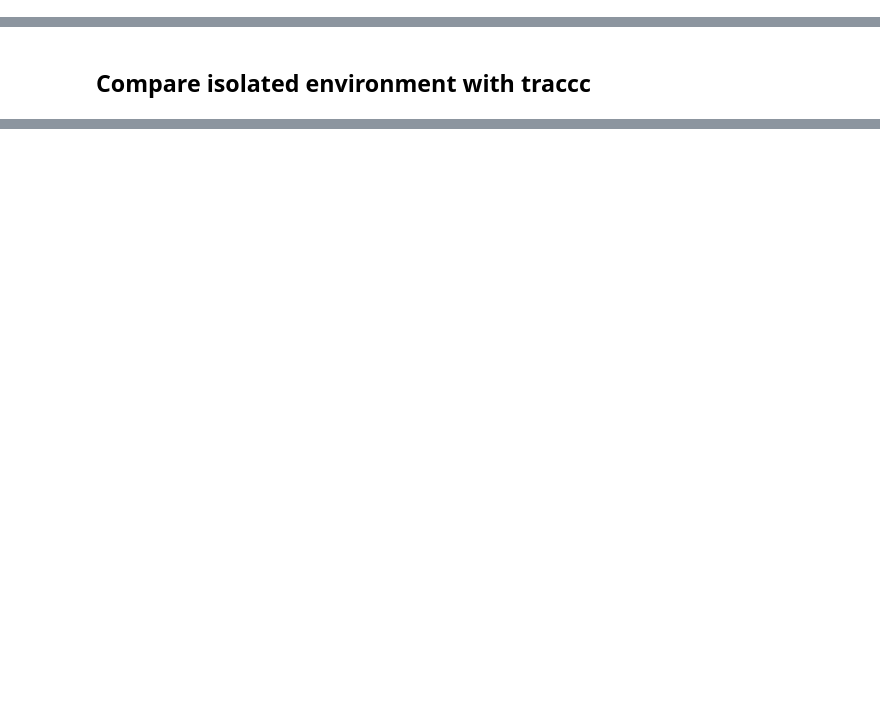
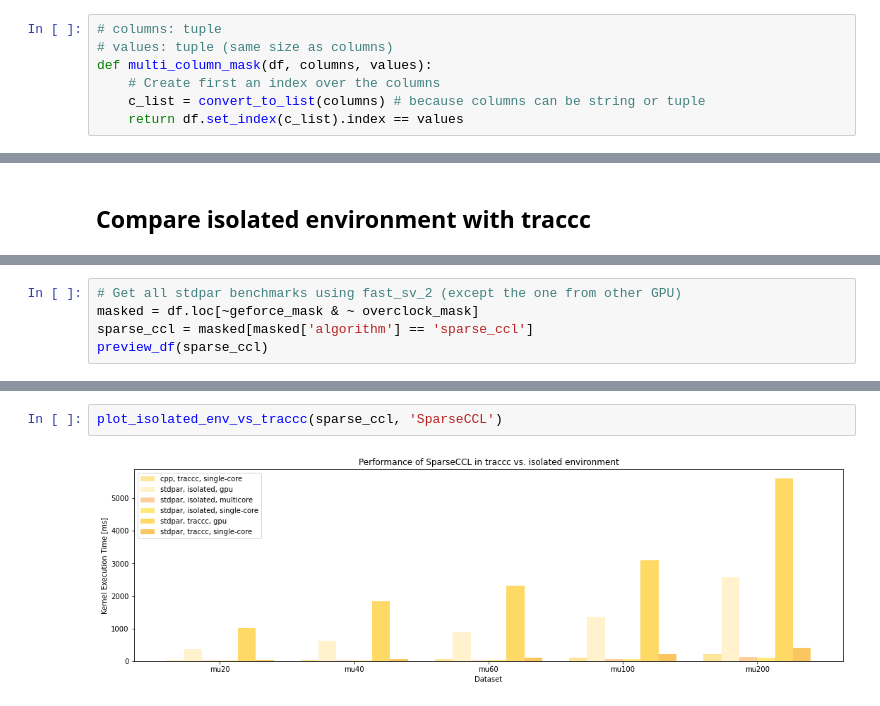
Before and after one commit to ugGit/stdpar-benchmark-analysis, a Jupyter notebook: analysis.ipynb, the cells around one changed output, grey strips where cells are left out. Drawn from its saved outputs; the diff is of its cells as text; blank space fills up the shorter version.

```diff
--- a/analysis.ipynb
+++ b/analysis.ipynb
@@ -116,2 +136,9 @@ def fetch_color_from_key_for_value(df, key, value):
     color_key = (first_row['programming_model'], first_row['target_mode'], first_row['environment'], first_row['algorithm'])
     return color_map[color_key]
+# %%
+# columns: tuple
+# values: tuple (same size as columns)
+def multi_column_mask(df, columns, values):
+    # Create first an index over the columns
+    c_list = convert_to_list(columns) # because columns can be string or tuple
+    return df.set_index(c_list).index == values
@@ -165,0 +221,5 @@ plot_multi_bar_chart(
+# %%
+# Get all stdpar benchmarks using fast_sv_2 (except the one from other GPU)
+masked = df.loc[~geforce_mask & ~ overclock_mask]
+sparse_ccl = masked[masked['algorithm'] == 'sparse_ccl']
+preview_df(sparse_ccl)
@@ -165,0 +234,4 @@ plot_multi_bar_chart(
+# %%
+plot_isolated_env_vs_traccc(sparse_ccl, 'SparseCCL')
+# %% [output]
+[figure, added]
```
Also changed, not shown: parts of 20 cells of this notebook, 2 other files.
